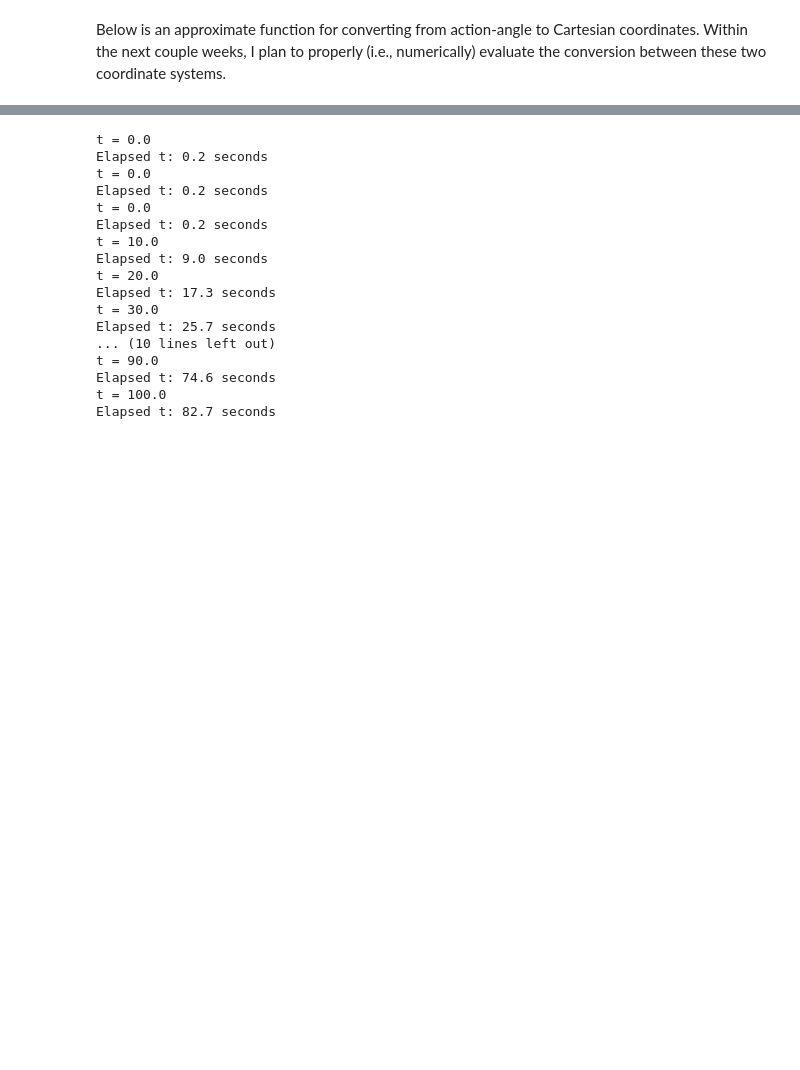
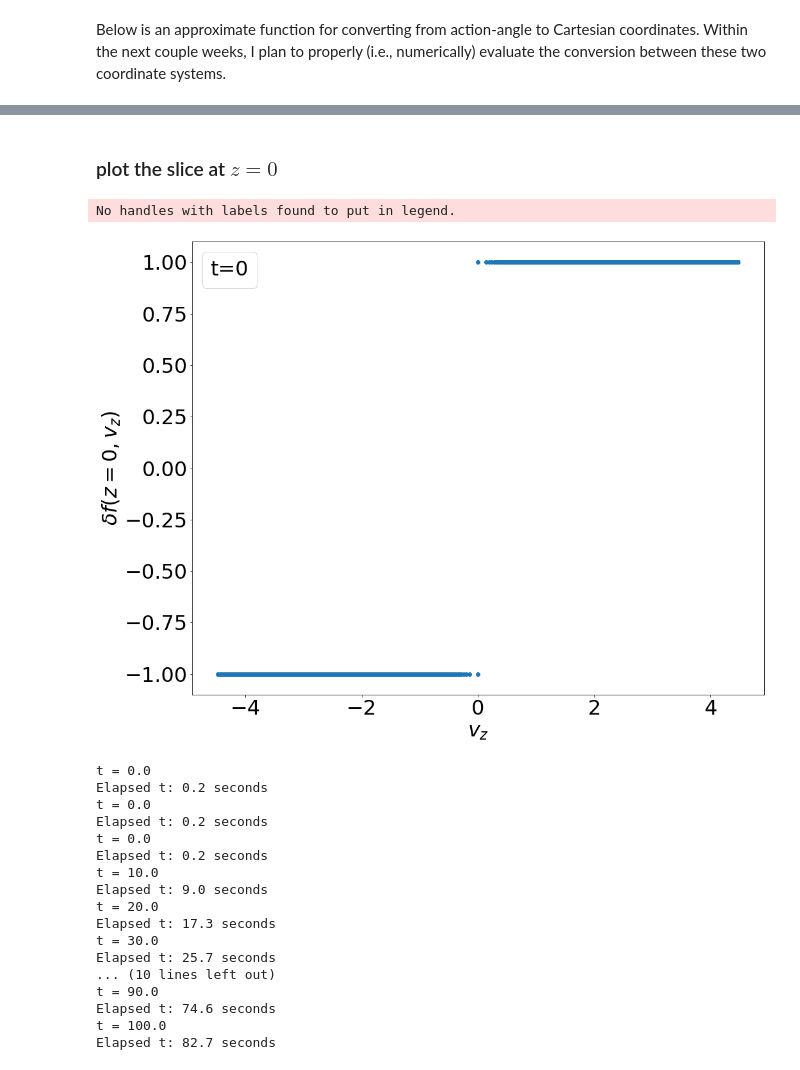
Before and after one commit to Jupiter1994/plasma-echo, a Jupyter notebook: Galactic Phase Mixing and Echo.ipynb, the cells around one changed output, grey strips where cells are left out. Saved outputs shown, nothing was run; the diff lists cells and outputs as text; code cells hidden in the pictures; blank space fills up the shorter version.

```diff
--- a/Galactic Phase Mixing and Echo.ipynb
+++ b/Galactic Phase Mixing and Echo.ipynb
@@ -146,3 +158,45 @@ x_vals, y_vals = pol2cart_meshgrid(thetas, Js)
+# %% [markdown]
+### plot the slice at $z=0$
+# %%
+plt.rcParams.update({'font.size':32})
+
+
+fig, ax = plt.subplots(1,1,figsize=(16,13))
+
+
+z_at_0_slice = []
+t_temp = 0
+Z = delta_f_phase_mixing(thetas, Js, t_temp)
+
+theta_ind = (int) (num_thetas_sampled / 4) # index of theta = pi/2
+
+# v_z domain
+negative_v_zs = y_vals[:, num_thetas_sampled-theta_ind] # theta=-pi/2
+negative_v_zs = np.flip(negative_v_zs)
+positive_v_zs = y_vals[:, theta_ind]
+
+v_zs = np.append(negative_v_zs, positive_v_zs)
+
+# data points
+slice_negative_v_z = Z[:, num_thetas_sampled-theta_ind] # theta=-pi/2
+slice_negative_v_z = np.flip(slice_negative_v_z)
+slice_positive_v_z = Z[:, theta_ind]
+
+z_at_0_slice = np.append(slice_negative_v_z, slice_positive_v_z)
+
+plt.scatter(v_zs, z_at_0_slice)
+
+plt.xlabel("$v_z$")
+plt.ylabel("$\delta f(z=0, v_z)$")
+
+plt.legend(title=f"t={t_temp}", loc='upper left', labelspacing=0.)
+
+plt.savefig(f'Gaia phase mixing/Gal_pm_slice_t={t_temp}.png')
+
+plt.show()
+# %% [output]
+No handles with labels found to put in legend.
+[figure, added]
 # %%
 ## galactic phase mixing animation
 fig, ax = plt.subplots(1,1,figsize=(12,10))
```
Also changed, not shown: parts of 3 cells of this notebook, 1 other file.
